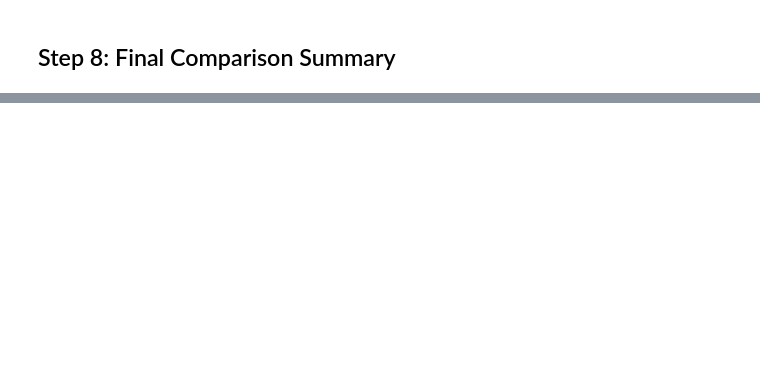
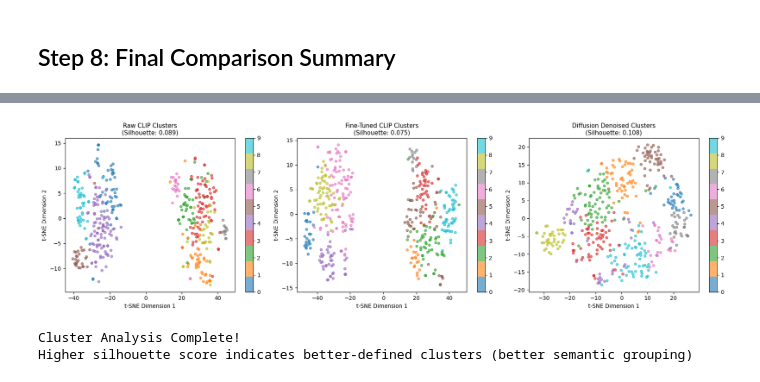
Before and after one commit to engrdeveloper/Embedding-Denoising-Research-Project, a Jupyter notebook: Complete_Research_Pipeline.ipynb, the cells around one changed output, grey strips where cells are left out. Saved outputs shown, nothing was run; the diff lists cells and outputs as text; code cells hidden in the pictures; blank space fills up the shorter version.

```diff
--- a/Complete_Research_Pipeline.ipynb
+++ b/Complete_Research_Pipeline.ipynb
@@ -784,0 +932,69 @@ KEY FINDINGS
+# %%
+### 9.2: Cluster Analysis
+
+print("\n" + "=" * 70)
+print("CLUSTER ANALYSIS")
+print("=" * 70)
+
+# K-means clustering on combined embeddings
+n_clusters = 10  # Number of clusters
+print(f"\nPerforming K-means clustering with {n_clusters} clusters...")
+
+# Raw CLIP embeddings
+kmeans_raw = KMeans(n_clusters=n_clusters, random_state=42, n_init=10)
+labels_raw = kmeans_raw.fit_predict(combined_raw)
+silhouette_raw = silhouette_score(combined_raw, labels_raw)
+
+# Baseline (Fine-tuned) embeddings
+kmeans_baseline = KMeans(n_clusters=n_clusters, random_state=42, n_init=10)
+labels_baseline = kmeans_baseline.fit_predict(combined_baseline)
+silhouette_baseline = silhouette_score(combined_baseline, labels_baseline)
+
+# Diffusion denoised embeddings
+kmeans_diffusion = KMeans(n_clusters=n_clusters, random_state=42, n_init=10)
+labels_diffusion = kmeans_diffusion.fit_predict(combined_diffusion)
+silhouette_diffusion = silhouette_score(combined_diffusion, labels_diffusion)
+
+# Compare cluster quality
+print(f"\nSilhouette Score (higher is better, range: -1 to 1):")
+print(f"  Raw CLIP: {silhouette_raw:.4f}")
+print(f"  Fine-Tuned CLIP: {silhouette_baseline:.4f}")
+print(f"  Diffusion Denoised: {silhouette_diffusion:.4f}")
+print(f"\nImprovements:")
+print(f"  Fine-Tuned vs Raw: {silhouette_baseline - silhouette_raw:.4f}")
+print(f"  Diffusion vs Raw: {silhouette_diffusion - silhouette_raw:.4f}")
+print(f"  Diffusion vs Fine-Tuned: {silhouette_diffusion - silhouette_baseline:.4f}")
+
+# Visualize clusters (3 subplots)
+fig, axes = plt.subplots(1, 3, figsize=(18, 5))
+
+# Raw CLIP clusters
+scatter1 = axes[0].scatter(embeddings_2d_raw[:, 0], embeddings_2d_raw[:, 1],
+                          c=labels_raw, cmap='tab10', alpha=0.6, s=20)
+axes[0].set_title(f'Raw CLIP Clusters\n(Silhouette: {silhouette_raw:.3f})', fontsize=11)
+axes[0].set_xlabel('t-SNE Dimension 1')
+axes[0].set_ylabel('t-SNE Dimension 2')
+plt.colorbar(scatter1, ax=axes[0])
+
+# Baseline (Fine-tuned) clusters
+scatter2 = axes[1].scatter(embeddings_2d_baseline[:, 0], embeddings_2d_baseline[:, 1],
+                          c=labels_baseline, cmap='tab10', alpha=0.6, s=20)
+axes[1].set_title(f'Fine-Tuned CLIP Clusters\n(Silhouette: {silhouette_baseline:.3f})', fontsize=11)
+axes[1].set_xlabel('t-SNE Dimension 1')
+axes[1].set_ylabel('t-SNE Dimension 2')
+plt.colorbar(scatter2, ax=axes[1])
+
+# Diffusion denoised clusters
+scatter3 = axes[2].scatter(embeddings_2d_diffusion[:, 0], embeddings_2d_diffusion[:, 1],
+                          c=labels_diffusion, cmap='tab10', alpha=0.6, s=20)
+axes[2].set_title(f'Diffusion Denoised Clusters\n(Silhouette: {silhouette_diffusion:.3f})', fontsize=11)
+axes[2].set_xlabel('t-SNE Dimension 1')
+axes[2].set_ylabel('t-SNE Dimension 2')
+plt.colorbar(scatter3, ax=axes[2])
+
+plt.tight_layout()
+plt.show()
+
+print("\nCluster Analysis Complete!")
+print("Higher silhouette score indicates better-defined clusters (better semantic grouping)")
+# %% [output]
@@ -784,0 +1016,3 @@ KEY FINDINGS
+[figure, added]
+Cluster Analysis Complete!
+Higher silhouette score indicates better-defined clusters (better semantic grouping)
```
Also changed, not shown: parts of 13 cells of this notebook, 1 other file.
